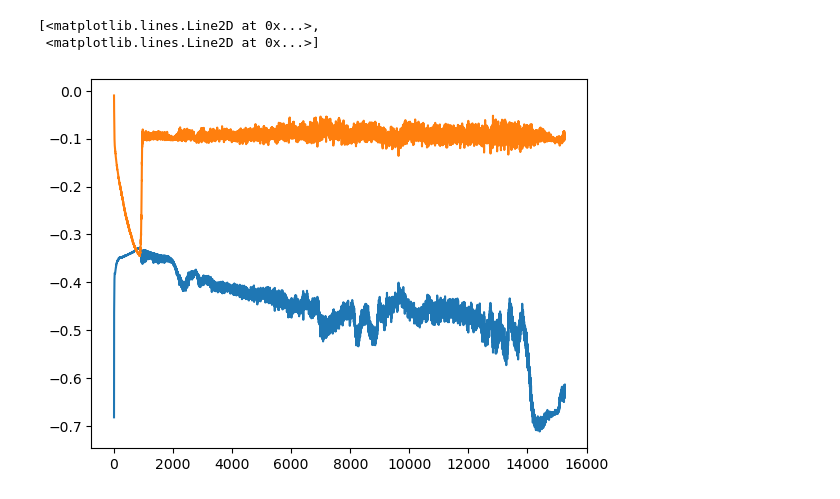
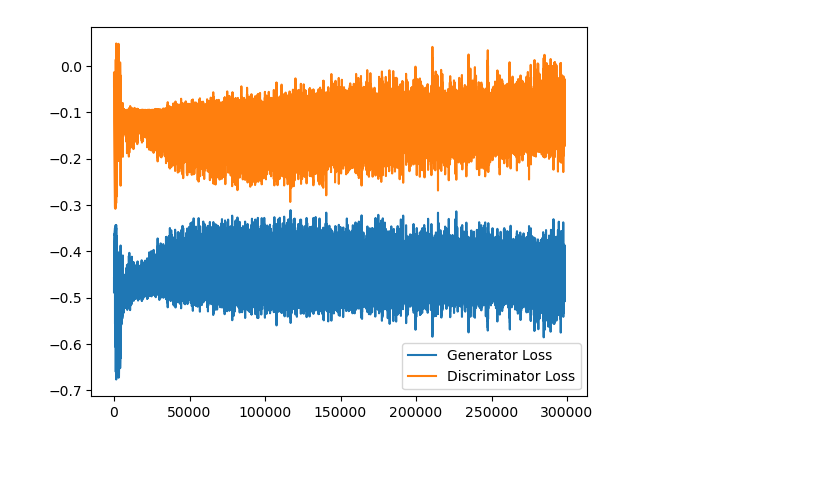
Before and after one commit to BeichenXu/MasProjectLISA, a Jupyter notebook: training.ipynb, the cells around one changed output. Saved outputs shown, nothing was run; the diff lists cells and outputs as text; code cells hidden in the pictures; blank space fills up the shorter version.

Commit message:
add noise to signal and modify the adaptive threshold

```diff
--- a/training.ipynb
+++ b/training.ipynb
@@ -17,7 +15,7 @@ device = torch.device("cuda" if torch.cuda.is_available() else "cpu")
 dataset = []
 
 for i in range(16000):
-    SG = Signal_Generator(num_sources=1, noise_amplitude=0)
+    SG = Signal_Generator(num_sources=1, noise_amplitude=1)
     signals = SG.generating_signal()
     params = SG.printing_parameters()
     signal = signals['Signal'].values
@@ -193,12 +191,13 @@ wgan = WGAN(dataset, num_latent_variables=num_latent_variables, lr=learning_rate
 
 loss_list = []
 # Train the GAN
-for i in range(20):
+for i in range(100):
     for _, (signal_tensor, params_tensor) in enumerate(train_loader):
         z = torch.randn(1, num_latent_variables, 1).to(device)
         loss = wgan.train_discriminator(signal_tensor, params_tensor, z)
         loss_list.append(loss)
     #print(f"Epoch {i}, Discriminator loss: {d_loss}")
 
-plt.plot(loss_list)
+plt.plot(loss_list, label=['Generator Loss', 'Discriminator Loss'])
+plt.legend()
 # %% [output]
@@ -215,12 +213,19 @@ for i in range(10):
         loss = wgan.train_discriminator(signal_tensor, params_tensor, z)
         loss_list.append(loss)
 
-for i in range(5):
+for i in range(3):
     for _, (signal_tensor, params_tensor) in enumerate(train_loader):
         z = torch.randn(1, num_latent_variables, 1).to(device)
         loss = wgan.train_generator(signal_tensor, params_tensor, z)
         loss_list.append(loss)
     #print(f"Epoch {i}, Discriminator loss: {g_loss}")
 
-plt.plot(loss_list)
+for i in range(10):
+    for _, (signal_tensor, params_tensor) in enumerate(train_loader):
+        z = torch.randn(1, num_latent_variables, 1).to(device)
+        loss = wgan.train_discriminator(signal_tensor, params_tensor, z)
+        loss_list.append(loss)
+
+plt.plot(loss_list, label=['Generator Loss', 'Discriminator Loss'])
+plt.legend()
 # %% [output]
@@ -232,32 +236,59 @@ wgan = WGAN(dataset, num_latent_variables=num_latent_variables, lr=learning_rate
 
 loss_list = []
 
+ncri_list = []
+ngen_list = []
+
 d_loss_threshold = -0.1
-g_loss_threshold = -0.5
+g_loss_threshold = -0.3
 
-num_epochs = 300
+loss_adjustment = 0.025
+max_steps = 300
 
-for i in range(7):
-    for _, (signal_tensor, params_tensor) in enumerate(train_loader):
-        z = torch.randn(1, num_latent_variables, 1).to(device)
-        loss = wgan.train_discriminator(signal_tensor, params_tensor, z)
-        loss_list.append(loss)
+num_epochs = 500
 
-for epoch in range(num_epochs):
+training_d = True
+
+for epoch in tqdm(range(num_epochs)):
+    ncri = 0
+    ngen = 0
     for _, (signal_tensor, params_tensor) in enumerate(train_loader):
         z = torch.randn(1, num_latent_variables, 1).to(device)
         signal_tensor = signal_tensor.to(device)
         params_tensor = params_tensor.to(device)
 
-        if loss_list[-1][1] < d_loss_threshold:
+        critic_steps = 0
+        generator_steps = 0
+
+        while training_d and critic_steps < max_steps:
+            loss = wgan.train_discriminator(signal_tensor, params_tensor, z)
+            loss_list.append(loss)
+            ncri+=1
+            critic_steps+=1
+            if loss[0] > g_loss_threshold:
+                training_d = False
+                break
+
+        if critic_steps == max_steps:
+            g_loss_threshold -= loss_adjustment
+
+        while not training_d and generator_steps < max_steps:
             loss = wgan.train_generator(signal_tensor, params_tensor, z)
             loss_list.append(loss)
+            ngen+=1
+            generator_steps+=1
+            if loss[1] > d_loss_threshold:
+                training_d = True
+                break
 
-        if loss_list[-1][1] >= g_loss_threshold:
-            loss = wgan.train_discriminator(signal_tensor, params_tensor, z)
-            loss_list.append(loss)
+        if generator_steps == max_steps:
+            d_loss_threshold -= loss_adjustment
 
-    print(f"Epoch {epoch+1}/{num_epochs}, Generator loss: {loss[0]}, Discriminator loss: {loss[1]}")
+    ncri_list.append(ncri)
+    ngen_list.append(ngen)
 
-plt.plot(loss_list)
+    #print(f"Epoch {epoch+1}/{num_epochs}, Generator loss: {loss[0]}, Discriminator loss: {loss[1]}")
+
+plt.plot(loss_list, label=['Generator Loss', 'Discriminator Loss'])
+plt.legend()
 # %% [output]
@@ -281,3 +296 @@ Epoch 100/100, Generator loss: -0.6319290995597839, Discriminator loss: -0.09594
-[<matplotlib.lines.Line2D at 0x...>,
- <matplotlib.lines.Line2D at 0x...>]
-[figure, old version]
+[figure, new version]
```
Also changed, not shown: parts of 15 cells of this notebook, 18 other files.
